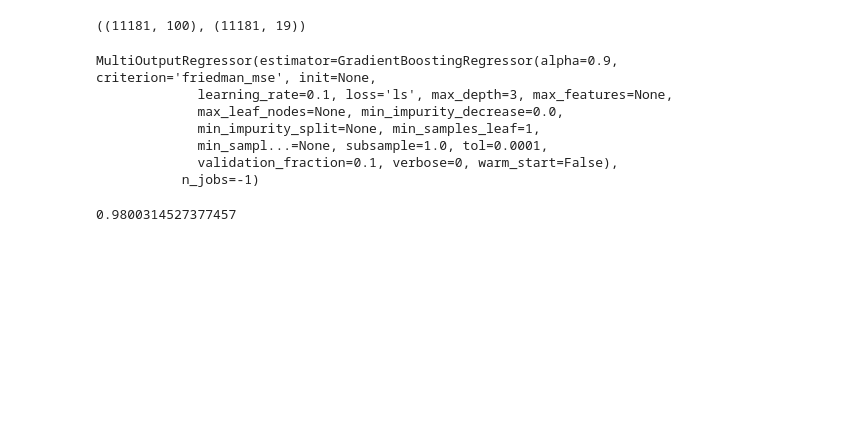
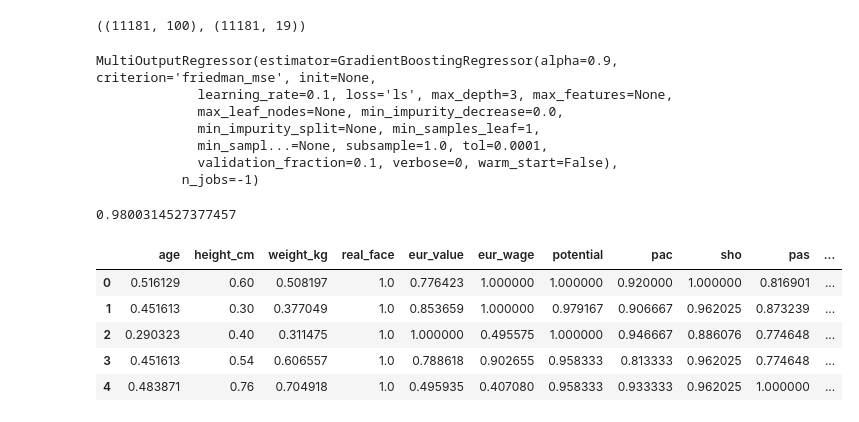
Before and after one commit to vibhavagarwal5/FIFA_Rating, a Jupyter notebook: fifa.ipynb, the cells around one changed output. Cells and saved outputs as stored; diff of their text form; code cells hidden in the pictures; blank space fills up the shorter version.

```diff
--- a/fifa.ipynb
+++ b/fifa.ipynb
@@ -365,3 +370,12 @@ MultiOutputRegressor(estimator=GradientBoostingRegressor(alpha=0.9, criterion='f
 clf.score(Xtest_pca, Ytest_)
 # %% [output]
 0.9800314527377457
+# %%
+data_norm.head()
+# %% [output]
+|  | age | height_cm | weight_kg | real_face | eur_value | eur_wage | potential | pac | sho | pas | ... |
+| 0 | 0.516129 | 0.60 | 0.508197 | 1.0 | 0.776423 | 1.000000 | 1.000000 | 0.920000 | 1.000000 | 0.816901 | ... |
+| 1 | 0.451613 | 0.30 | 0.377049 | 1.0 | 0.853659 | 1.000000 | 0.979167 | 0.906667 | 0.962025 | 0.873239 | ... |
+| 2 | 0.290323 | 0.40 | 0.311475 | 1.0 | 1.000000 | 0.495575 | 1.000000 | 0.946667 | 0.886076 | 0.774648 | ... |
+| 3 | 0.451613 | 0.54 | 0.606557 | 1.0 | 0.788618 | 0.902655 | 0.958333 | 0.813333 | 0.962025 | 0.774648 | ... |
+| 4 | 0.483871 | 0.76 | 0.704918 | 1.0 | 0.495935 | 0.407080 | 0.958333 | 0.933333 | 0.962025 | 1.000000 | ... |
```
Also changed, not shown: parts of 8 cells of this notebook.
